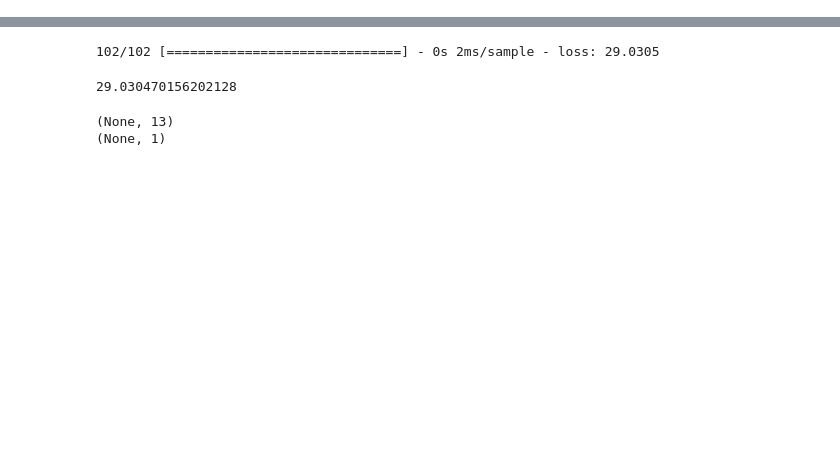
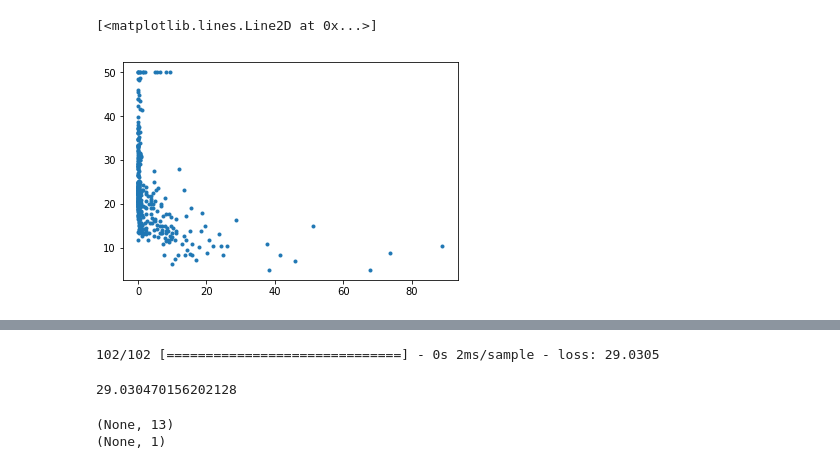
Before and after one commit to ifnjin/2019nams, a Jupyter notebook: Boston Housing.ipynb, the cells around one changed output, grey strips where cells are left out. Cells and saved outputs as stored; diff of their text form; code cells hidden in the pictures; blank space fills up the shorter version.

```diff
--- a/Boston Housing.ipynb
+++ b/Boston Housing.ipynb
@@ -12,0 +15,5 @@ import matplotlib.pyplot as plt
+# %%
+plt.plot(x_train[:,0],y_train,'.')
+# %% [output]
+[<matplotlib.lines.Line2D at 0x...>]
+[figure, added]
```
Also changed, not shown: parts of 22 cells of this notebook.
